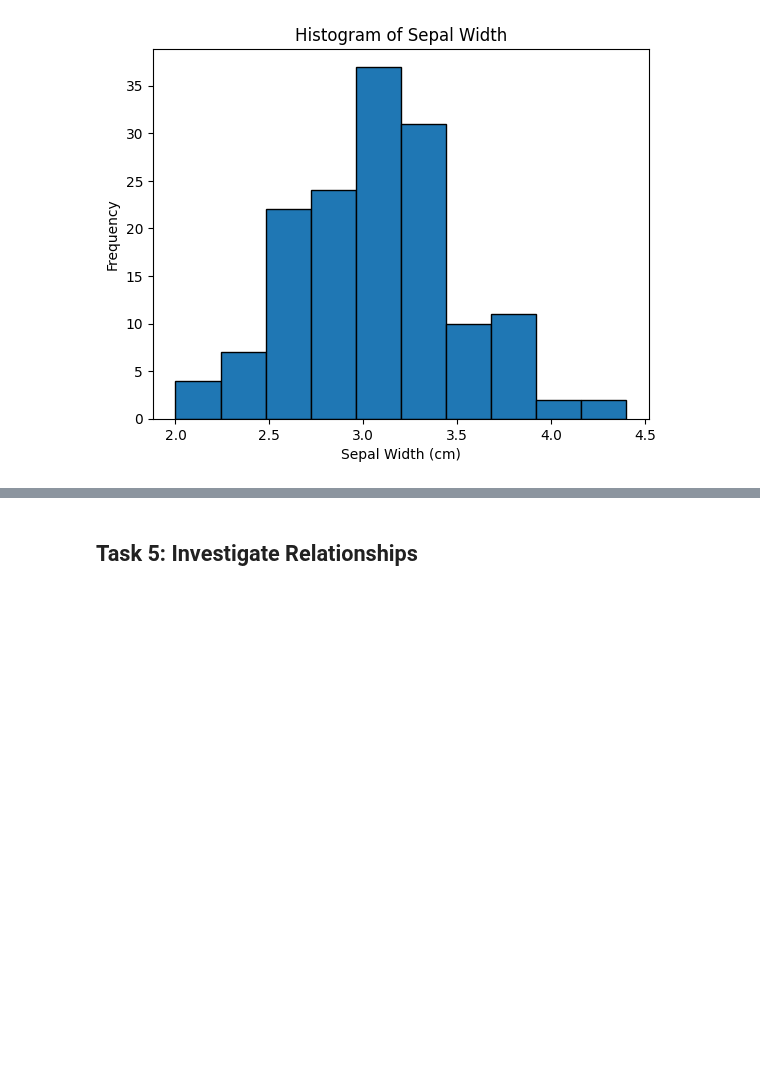
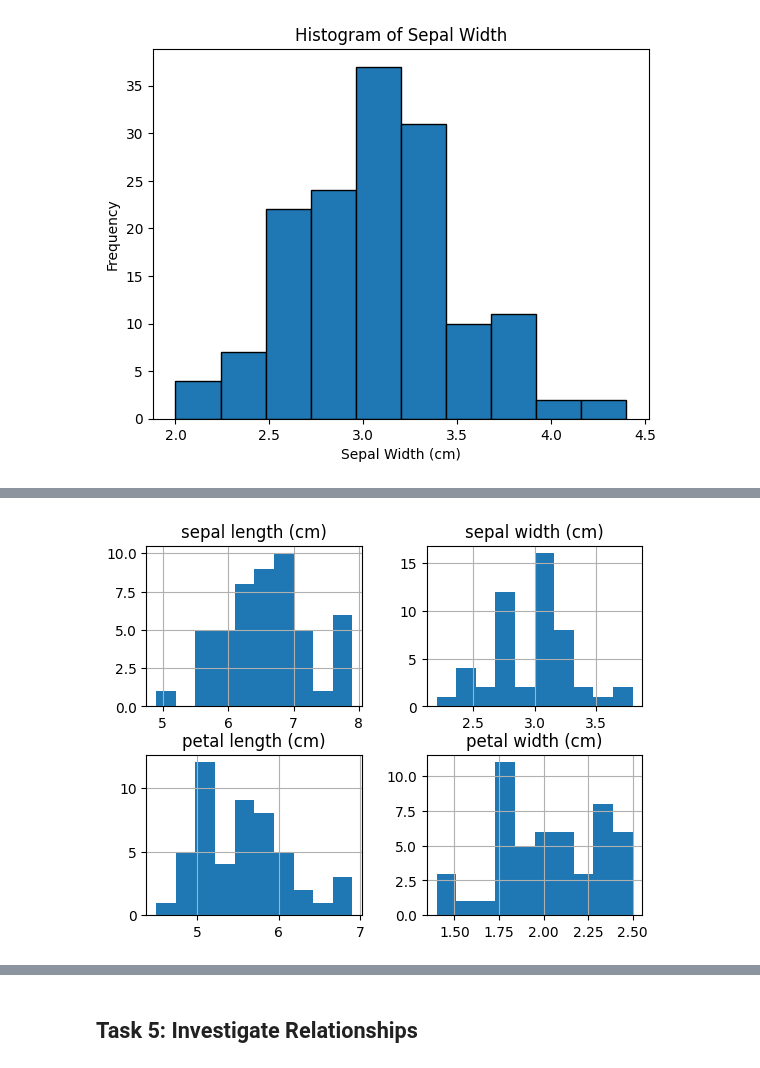
Before and after one commit to Glogover/principles_of_data_analytics, a Jupyter notebook: tasks.ipynb, the cells around one changed output, grey strips where cells are left out. Drawn from its saved outputs; the diff is of its cells as text; code cells hidden in the pictures; blank space fills up the shorter version.

```diff
--- a/tasks.ipynb
+++ b/tasks.ipynb
@@ -96,0 +117,8 @@ df
+# %%
+# Create a DataFrame for the versicolor species.
+# This is the second species in the dataset.
+
+df2 = df.loc[df.index == 'versicolor']
+
+# Show the first 10 rows.
+df2.tail(10)
@@ -345,0 +451,6 @@ plt.hist(df["sepal width (cm)"], bins = 10, edgecolor = 'black');
+# %%
+# Histogram of the data for the versicolor species.
+df2.hist()
+plt.show()
+# %% [output]
+[figure, added]
```
Also changed, not shown: parts of 18 cells of this notebook.
